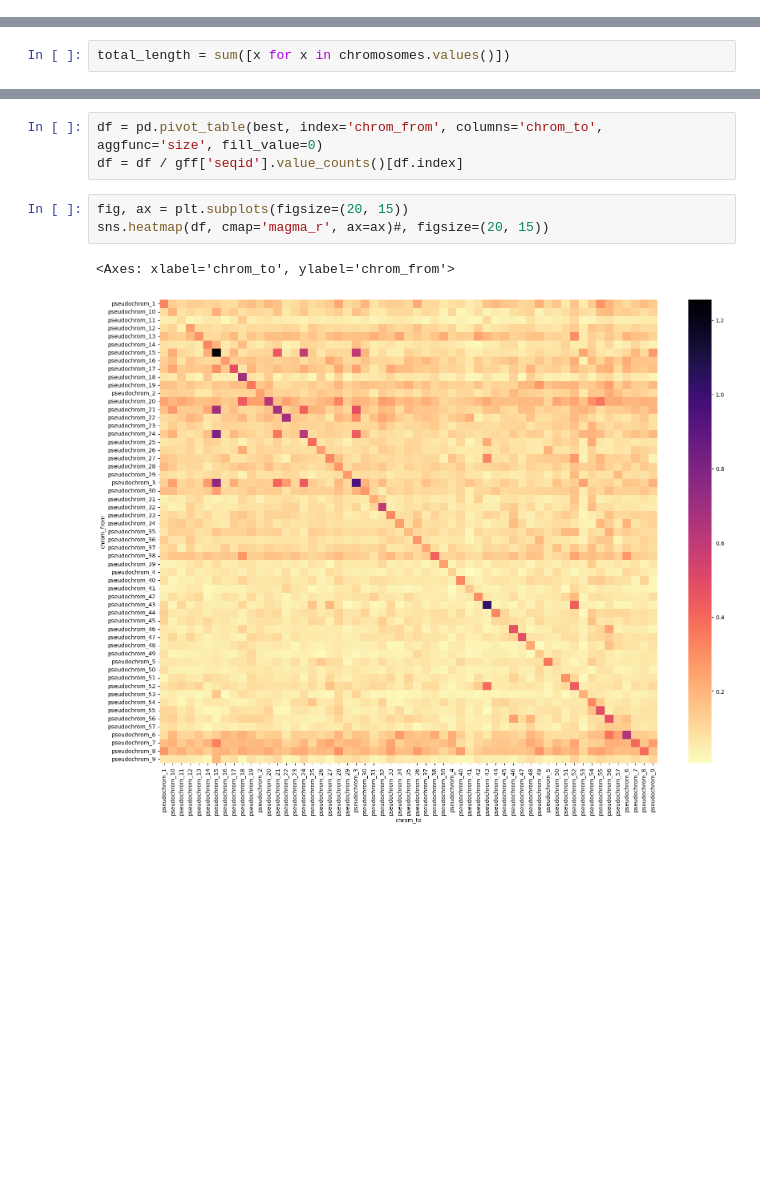
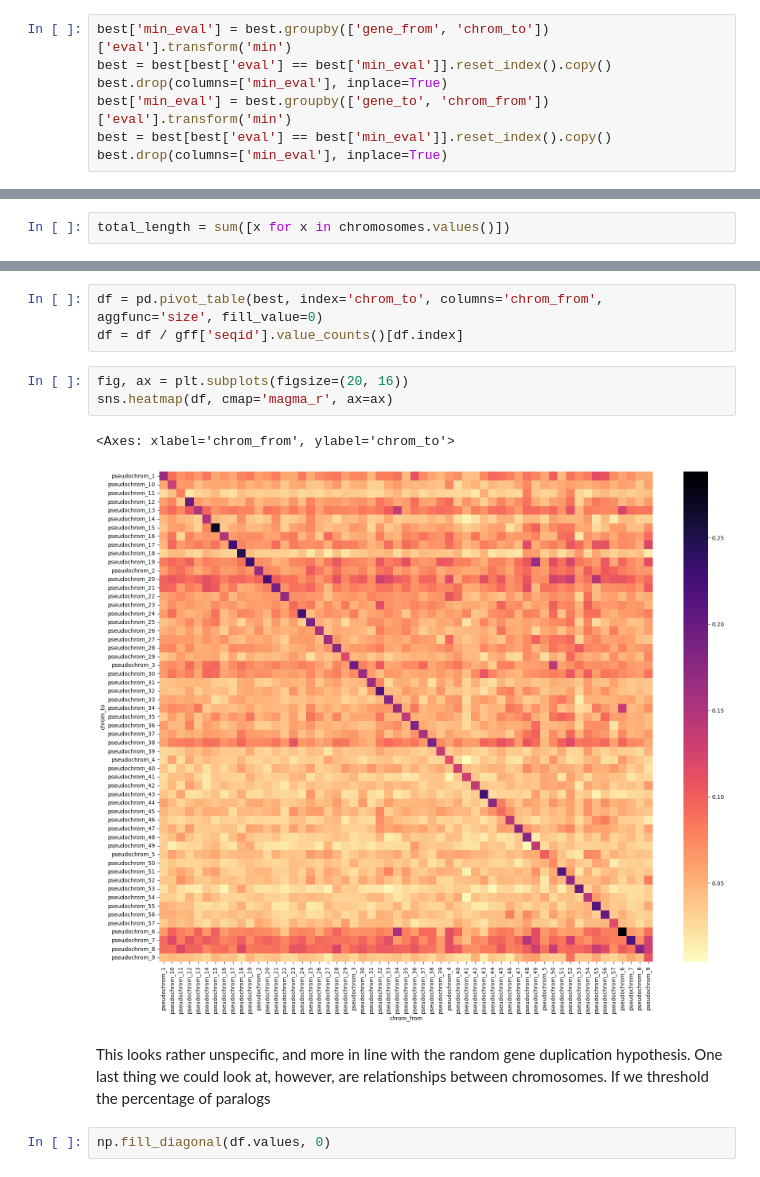
Before and after one commit to galicae/plit-genome, a Jupyter notebook: 07-analysis/self_synteny.ipynb, the cells around one changed output, grey strips where cells are left out. Drawn from its saved outputs; the diff is of its cells as text; blank space fills up the shorter version.

```diff
--- a/07-analysis/self_synteny.ipynb
+++ b/07-analysis/self_synteny.ipynb
@@ -161,0 +170,7 @@ del tmp
+# %%
+best['min_eval'] = best.groupby(['gene_from', 'chrom_to'])['eval'].transform('min')
+best = best[best['eval'] == best['min_eval']].reset_index().copy()
+best.drop(columns=['min_eval'], inplace=True)
+best['min_eval'] = best.groupby(['gene_to', 'chrom_from'])['eval'].transform('min')
+best = best[best['eval'] == best['min_eval']].reset_index().copy()
+best.drop(columns=['min_eval'], inplace=True)
@@ -225,9 +251,15 @@ best
 # %%
-df = pd.pivot_table(best, index='chrom_from', columns='chrom_to', aggfunc='size', fill_value=0)
+df = pd.pivot_table(best, index='chrom_to', columns='chrom_from', aggfunc='size', fill_value=0)
 df = df / gff['seqid'].value_counts()[df.index]
 # %%
-fig, ax = plt.subplots(figsize=(20, 15))
-sns.heatmap(df, cmap='magma_r', ax=ax)#, figsize=(20, 15))
+fig, ax = plt.subplots(figsize=(20, 16))
+sns.heatmap(df, cmap='magma_r', ax=ax)
 # %% [output]
-<Axes: xlabel='chrom_to', ylabel='chrom_from'>
+<Axes: xlabel='chrom_from', ylabel='chrom_to'>
-[figure, old version]
+[figure, new version]
+# %% [markdown]
+This looks rather unspecific, and more in line with the random gene duplication hypothesis. One last
+thing we could look at, however, are relationships between chromosomes. If we threshold the percentage
+of paralogs
+# %%
+np.fill_diagonal(df.values, 0)
```
Also changed, not shown: parts of 16 cells of this notebook.
